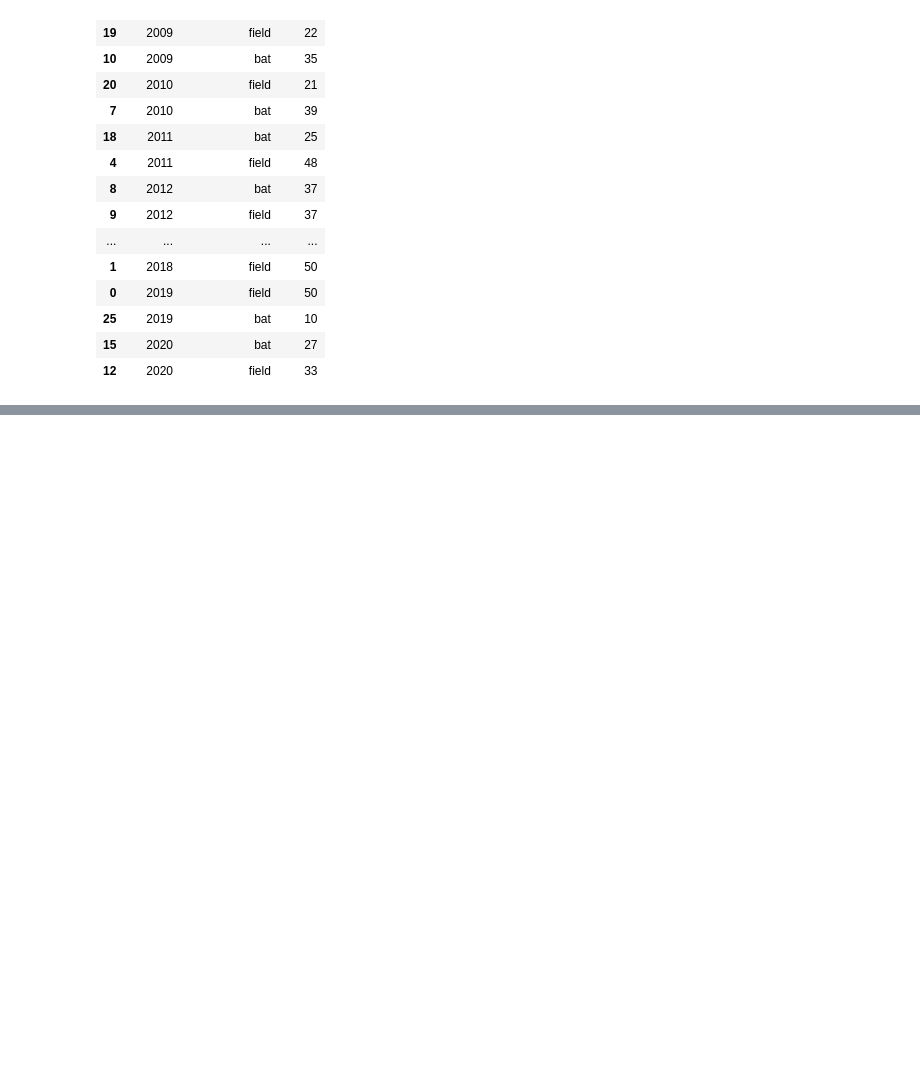
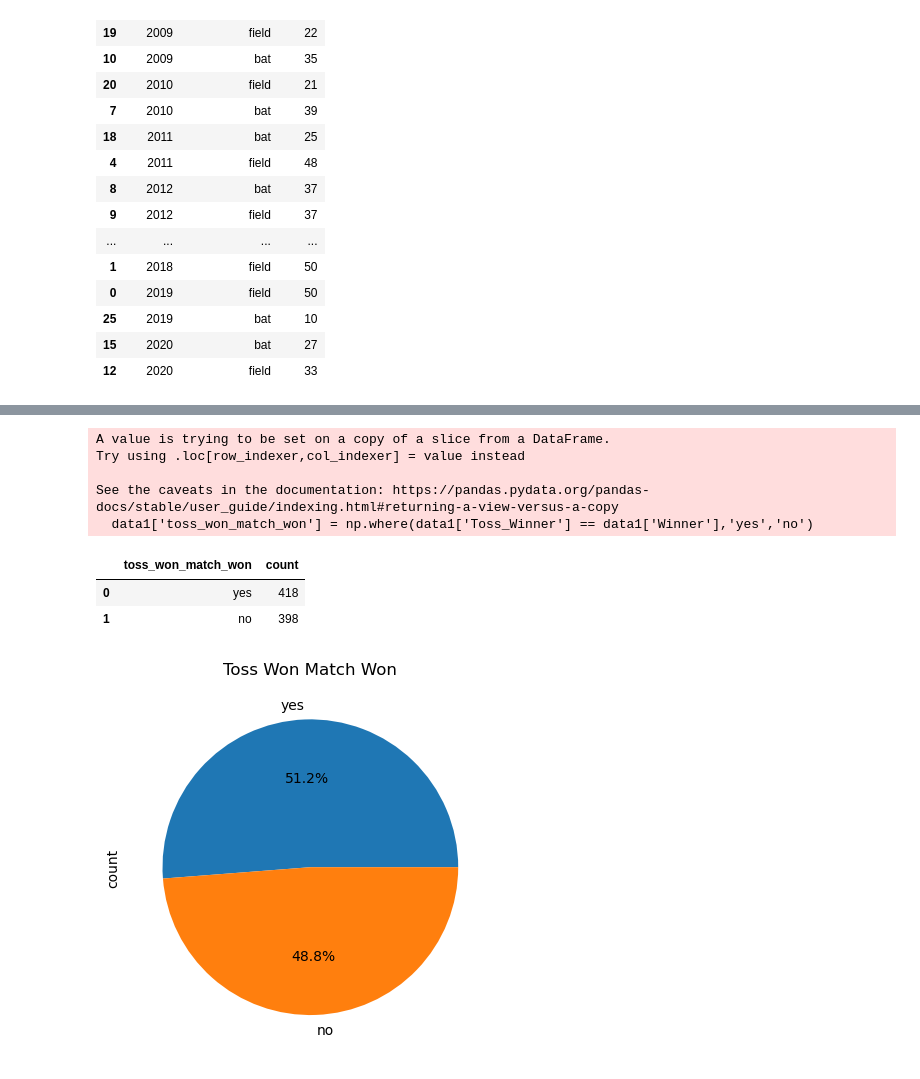
Before and after one commit to amuadhikari2057/Data_Project, a Jupyter notebook: notebook/IPL Project .ipynb, the cells around one changed output, grey strips where cells are left out. Cells and saved outputs as stored; diff of their text form; code cells hidden in the pictures; blank space fills up the shorter version.

```diff
--- a/notebook/IPL Project .ipynb
+++ b/notebook/IPL Project .ipynb
@@ -202,0 +204,3 @@ sns.barplot(x = 'Season', y = 'count', hue = 'Toss_Decision', data = data)
+# %%
+data1 = matches[['Toss_Winner', 'Winner' ]]
+data1
@@ -202,0 +221,21 @@ sns.barplot(x = 'Season', y = 'count', hue = 'Toss_Decision', data = data)
+# %%
+data1['toss_won_match_won'] = np.where(data1['Toss_Winner'] == data1['Winner'],'yes','no')
+# %% [output]
+A value is trying to be set on a copy of a slice from a DataFrame.
+Try using .loc[row_indexer,col_indexer] = value instead
+
+See the caveats in the documentation: https://pandas.pydata.org/pandas-docs/stable/user_guide/indexing.html#returning-a-view-versus-a-copy
+  data1['toss_won_match_won'] = np.where(data1['Toss_Winner'] == data1['Winner'],'yes','no')
+# %%
+visualisation3 = data1['toss_won_match_won'].value_counts().reset_index()
+visualisation3
+# %% [output]
+|  | toss_won_match_won | count |
+| 0 | yes | 418 |
+| 1 | no | 398 |
+# %%
+visualisation3.plot(kind='pie', y = 'count', labels=visualisation3['toss_won_match_won'], autopct='%1.1f%%', legend=None)
+plt.title('Toss Won Match Won')
+plt.show()
+# %% [output]
+[figure, added]
```
Also changed, not shown: parts of 7 cells of this notebook.
